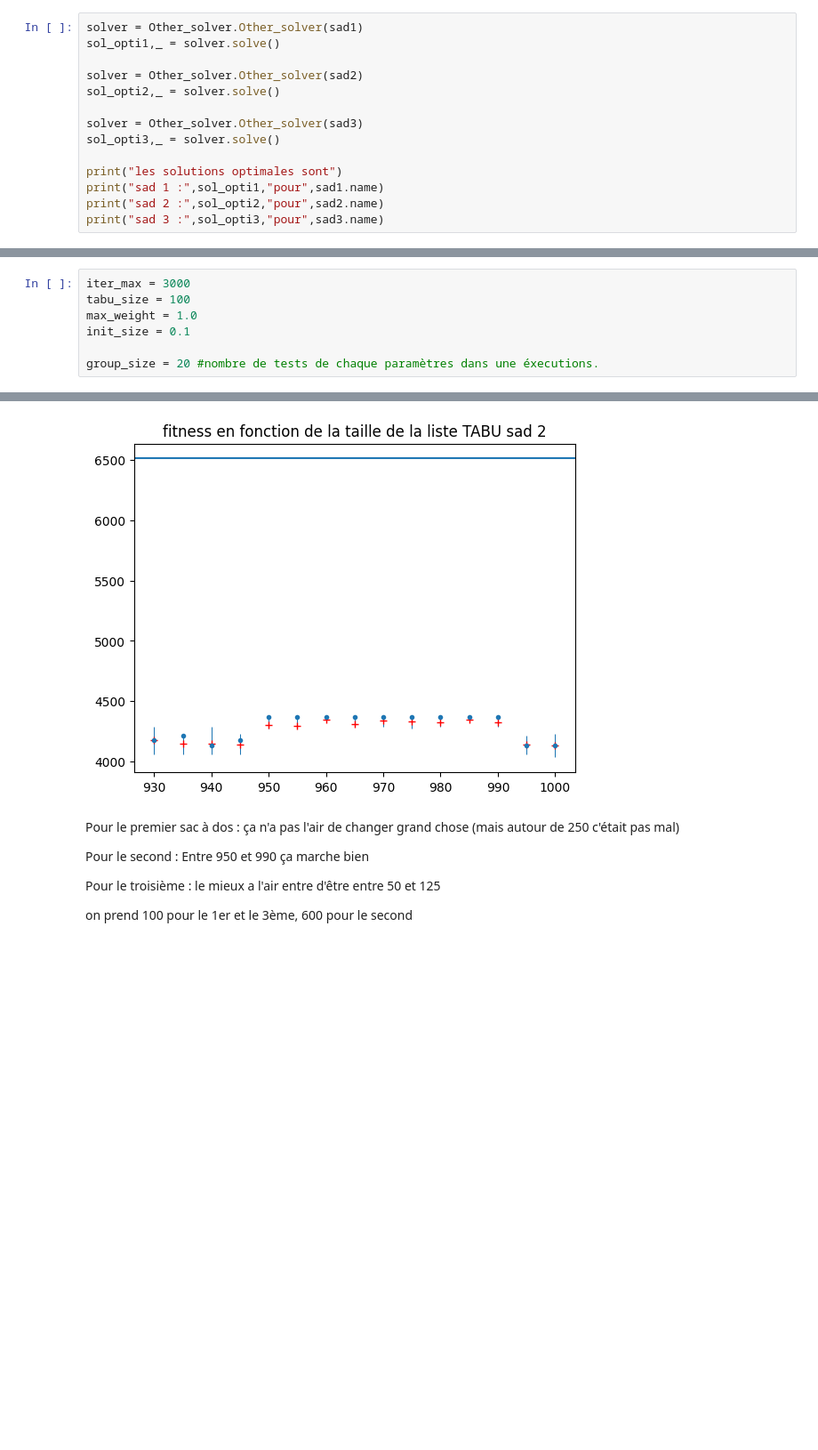
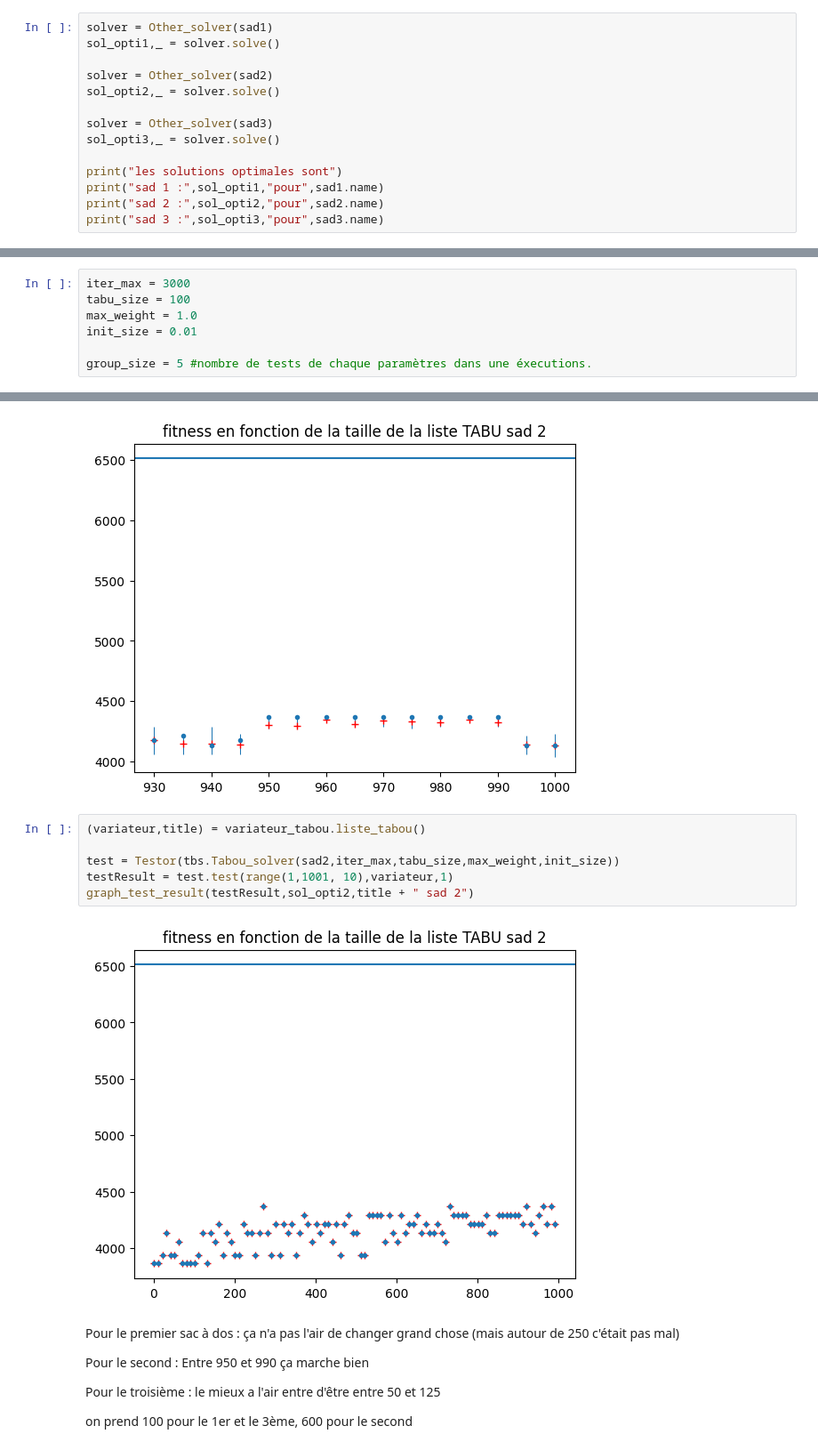
Before and after one commit to Blova-TB/S8_Knapsack, a Jupyter notebook: 1000_item_TABU1.ipynb, the cells around one changed output, grey strips where cells are left out. Shown at 89% size. Cells and saved outputs as stored; diff of their text form; blank space fills up the shorter version.

```diff
--- a/1000_item.ipynb
+++ b/1000_item_TABU1.ipynb
@@ -20,13 +28,13 @@ sad3 = parser.loadFromFile("Data/pi-15-1000-1000-001.kna")
 # %% [markdown]
 ### Trouver la valeur optimale
 # %%
-solver = Other_solver.Other_solver(sad1)
+solver = Other_solver(sad1)
 sol_opti1,_ = solver.solve()
 
-solver = Other_solver.Other_solver(sad2)
+solver = Other_solver(sad2)
 sol_opti2,_ = solver.solve()
 
-solver = Other_solver.Other_solver(sad3)
+solver = Other_solver(sad3)
 sol_opti3,_ = solver.solve()
 
 print("les solutions optimales sont")
@@ -57,9 +65,9 @@ Voici les différents paramètres amenés à évoluer :
 iter_max = 3000
 tabu_size = 100
 max_weight = 1.0
-init_size = 0.1
+init_size = 0.01
 
-group_size = 20 #nombre de tests de chaque paramètres dans une éxecutions.
+group_size = 5 #nombre de tests de chaque paramètres dans une éxecutions.
 # %% [markdown]
 #### Test taille TABU
 # %%
@@ -108,6 +116,14 @@ testResult = test.test(range(930,1001, 5),variateur,group_size)
 graph_test_result(testResult,sol_opti2,title + " sad 2")
 # %% [output]
 [figure]
+# %%
+(variateur,title) = variateur_tabou.liste_tabou()
+
+test = Testor(tbs.Tabou_solver(sad2,iter_max,tabu_size,max_weight,init_size))
+testResult = test.test(range(1,1001, 10),variateur,1)
+graph_test_result(testResult,sol_opti2,title + " sad 2")
+# %% [output]
+[figure, added]
 # %% [markdown]
 
 Pour le premier sac à dos  : ça n'a pas l'air de changer grand chose (mais autour de 250 c'était pas mal)
```
Also changed, not shown: parts of 2 cells of this notebook, 15 other files.
